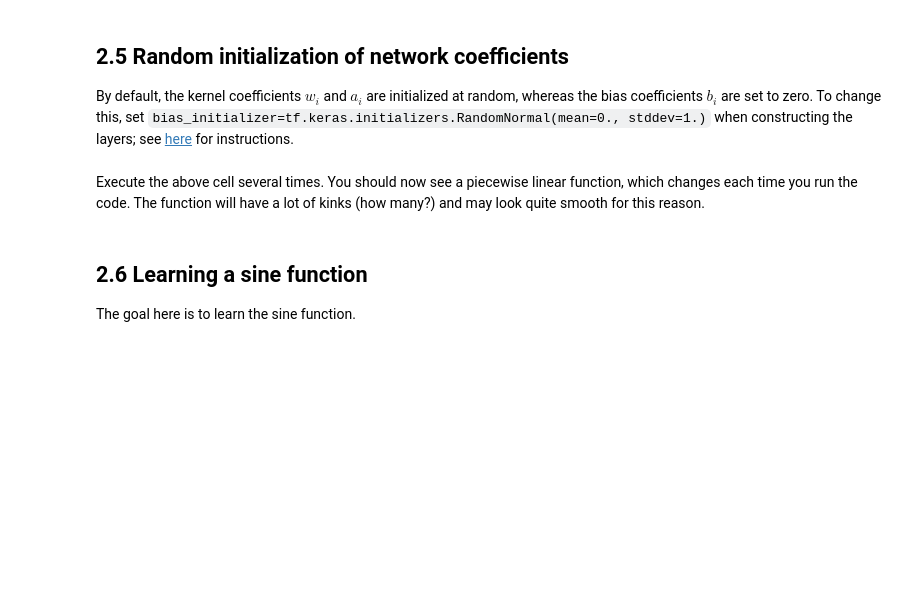
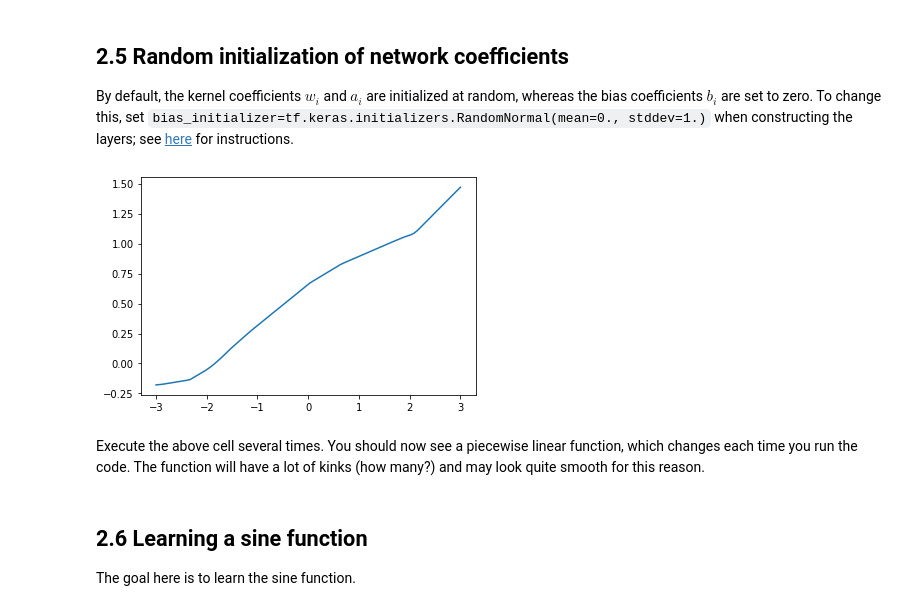
Before and after one commit to shahuiz/MH3520_Homework, a Jupyter notebook: 02_problemset.ipynb, the cells around one changed output. Cells and saved outputs as stored; diff of their text form; code cells hidden in the pictures; blank space fills up the shorter version.

```diff
--- a/02_problemset.ipynb
+++ b/02_problemset.ipynb
@@ -96,12 +95,17 @@ By default, the kernel coefficients $w_i$ and $a_i$ are initialized at random, w
 # %%
 model = tf.keras.models.Sequential([
   # TODO add layers with random bias here
+  tf.keras.layers.Input(shape=1),
+  tf.keras.layers.Dense(50, activation="relu", bias_initializer = tf.keras.initializers.RandomNormal(mean=0., stddev=1.), name="layer1"),
+  tf.keras.layers.Dense(1, name='layer2')
 ])
 
 model.compile()
 
 plt.plot(np.linspace(-3, 3, 100), model.predict(np.linspace(-3, 3, 100)))
 plt.show()
+# %% [output]
+[figure, added]
 # %% [markdown]
 Execute the above cell several times. You should now see a piecewise linear function, which changes each time you run the code. The function will have a lot of kinks (how many?) and may look quite smooth for this reason.
 # %% [markdown]
```
Also changed, not shown: parts of 8 cells of this notebook.
